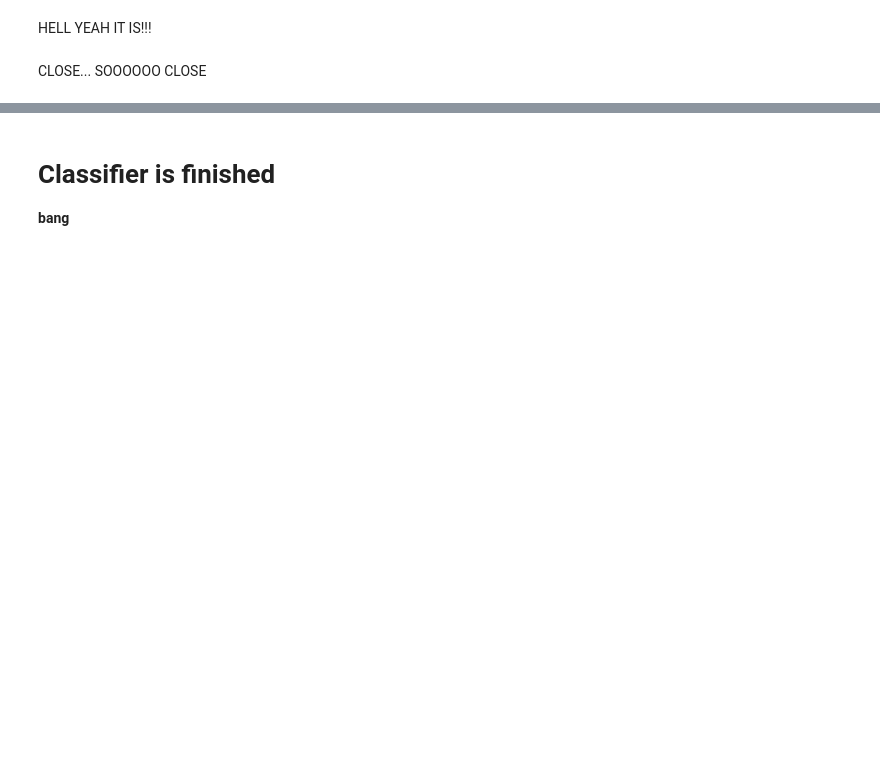
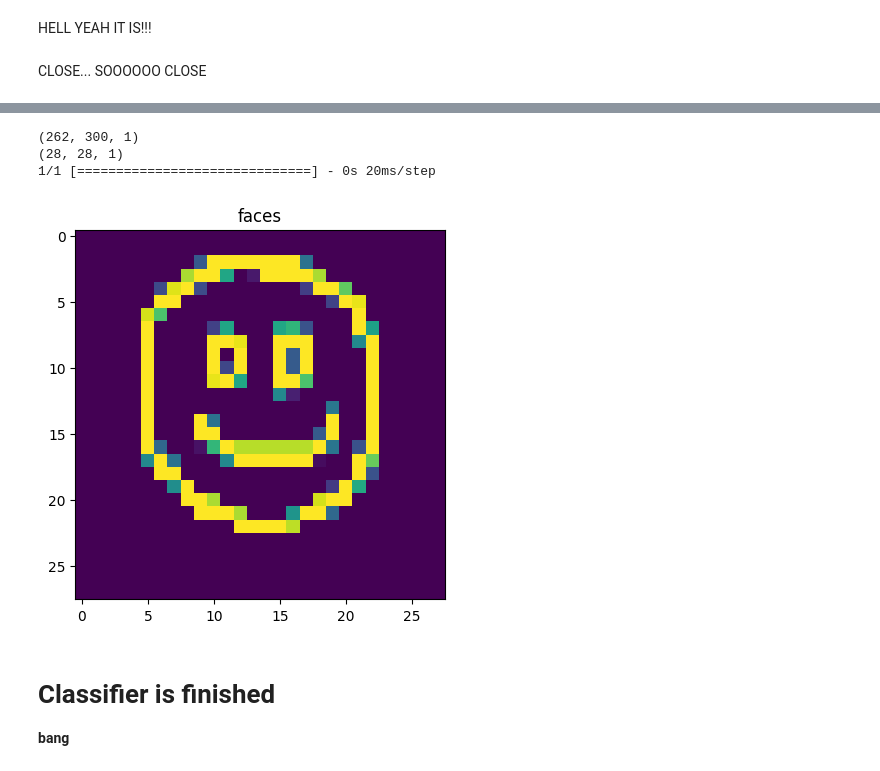
Before and after one commit to Venchislav/ConvMoNET, a Jupyter notebook: ML Model/classifier.ipynb, the cells around one changed output, grey strips where cells are left out. Cells and saved outputs as stored; diff of their text form; code cells hidden in the pictures; blank space fills up the shorter version.

Commit message:
Model is good now

```diff
--- a/ML Model/classifier.ipynb
+++ b/ML Model/classifier.ipynb
@@ -148,7 +155,7 @@ cbs = [
         save_weights_only=True
     ),
     callbacks.EarlyStopping(
-        patience=3,
+        patience=2,
         min_delta=0.001
     )
 ]
@@ -156,8 +163,8 @@ cbs = [
 history = model.fit(
     train_X, train_y,
     validation_data=(val_X, val_y),
-    epochs=30,
-    batch_size=256,
+    epochs=15,
+    batch_size=1024,
     verbose=2,
     callbacks=cbs,
     shuffle=True
@@ -239,3 +219,34 @@ def create_model():
+# %%
+def create_model():
+    model = Sequential()
+
+    model.add(data_augmentation)
+    model.add(layers.Conv2D(filters=64, kernel_size = (3,3), activation="relu"))
+    model.add(layers.Conv2D(filters=64, kernel_size = (3,3), activation="relu"))
+    model.add(layers.MaxPooling2D(pool_size=(2,2)))
+    model.add(layers.BatchNormalization())
+
+    model.add(layers.Conv2D(filters=128, kernel_size = (3,3), activation="relu"))
+    model.add(layers.Conv2D(filters=128, kernel_size = (3,3), activation="relu"))
+    model.add(layers.MaxPooling2D(pool_size=(2,2)))
+    model.add(layers.BatchNormalization())
+
+    model.add(layers.Conv2D(filters=256, kernel_size = (3,3), activation="relu"))
+    model.add(layers.MaxPooling2D(pool_size=(2,2)))
+    model.add(layers.BatchNormalization())
+
+    model.add(layers.Flatten())
+    model.add(layers.Dense(512,activation="relu"))
+
+    model.add(layers.Dense(num_classes, activation="softmax"))
+
+    model.compile(
+        optimizer=Adam(learning_rate=0.01),
+        loss=SparseCategoricalCrossentropy(),
+        metrics=['accuracy']
+    )
+
+    return model
 # %%
 model1 = create_model()
 model1.load_weights('model_saves')
@@ -318,6 +312,19 @@ plt.imshow(result);
 [figure]
 # %%
 model1.save('model_cnn.h5')
+# %%
+user_img_mr = user_data('E:/ConvMoNET/TestImages/Face.png')
+user_img_mr = np.expand_dims(user_img_mr, axis=3)
+pred = model1.predict(user_img_mr)
+result = user_img_mr[0, :, :, 0]
+result.shape
+plt.title(dec[np.argmax(pred)])
+plt.imshow(result);
+# %% [output]
+(262, 300, 1)
+(28, 28, 1)
+1/1 [==============================] - 0s 20ms/step
+[figure, added]
 # %% [markdown]
 # **Classifier is finished**
 **bang**
```
Also changed, not shown: parts of 25 cells of this notebook.
